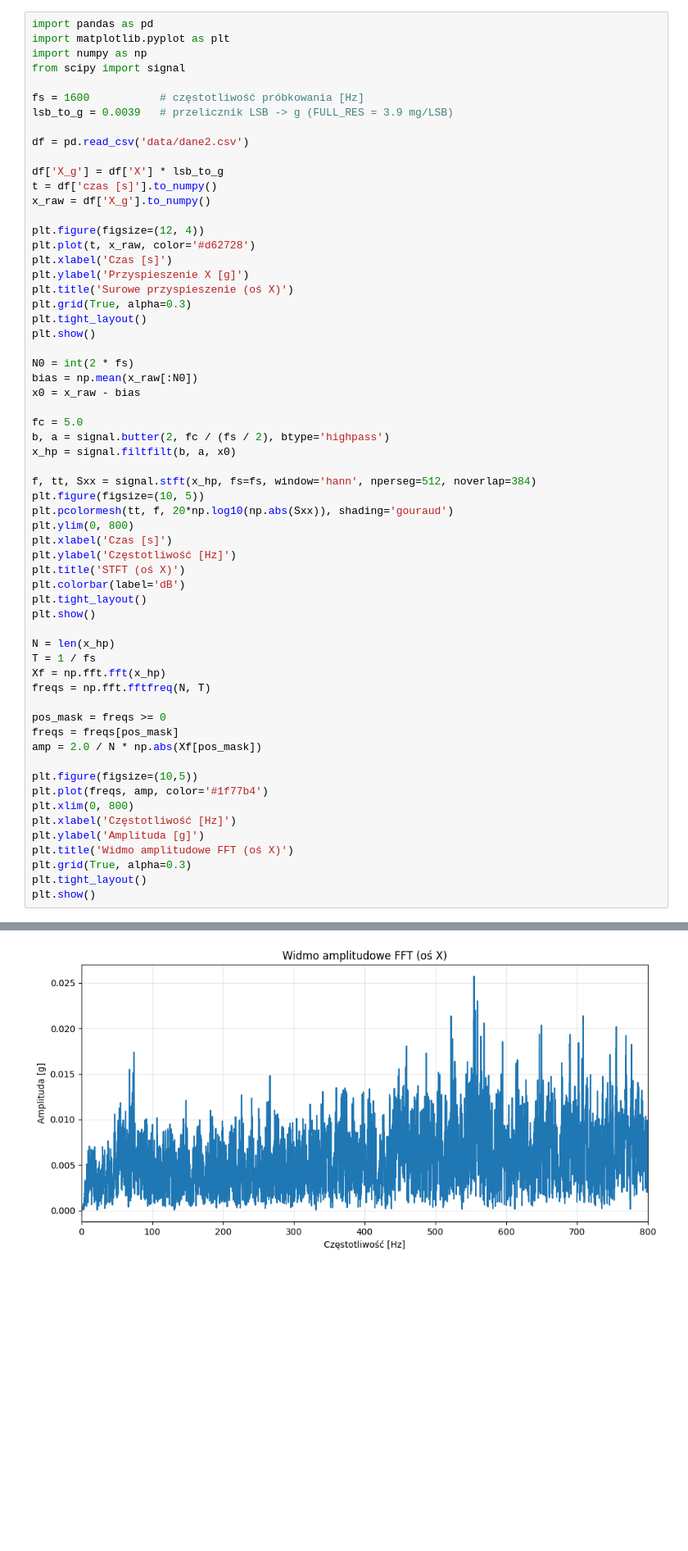
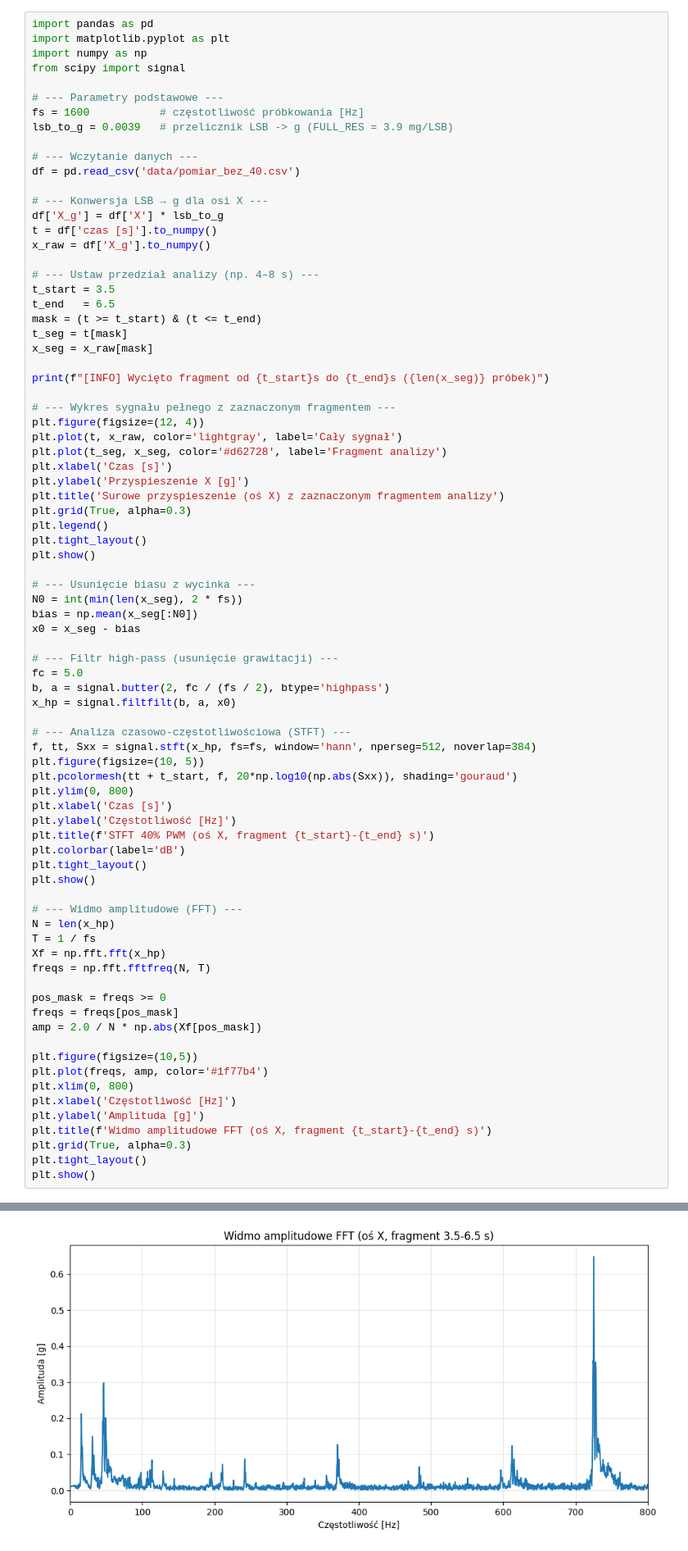
Before and after one commit to ThisIsSzimon/STM32-Time-Frequency-Analysis, a Jupyter notebook: Core/Python/test.ipynb, the cells around one changed output, grey strips where cells are left out. Shown at 82% size. Cells and saved outputs as stored; diff of their text form; blank space fills up the shorter version.

Commit message:
dokladne pomiary

```diff
--- a/Core/Python/test.ipynb
+++ b/Core/Python/test.ipynb
@@ -4,43 +4,62 @@ import matplotlib.pyplot as plt
 import numpy as np
 from scipy import signal
 
+# --- Parametry podstawowe ---
 fs = 1600           # częstotliwość próbkowania [Hz]
 lsb_to_g = 0.0039   # przelicznik LSB -> g (FULL_RES = 3.9 mg/LSB)
 
-df = pd.read_csv('data/dane2.csv')
+# --- Wczytanie danych ---
+df = pd.read_csv('data/pomiar_bez_40.csv')
 
+# --- Konwersja LSB → g dla osi X ---
 df['X_g'] = df['X'] * lsb_to_g
 t = df['czas [s]'].to_numpy()
 x_raw = df['X_g'].to_numpy()
 
+# --- Ustaw przedział analizy (np. 4–8 s) ---
+t_start = 3.5
+t_end   = 6.5
+mask = (t >= t_start) & (t <= t_end)
+t_seg = t[mask]
+x_seg = x_raw[mask]
+
+print(f"[INFO] Wycięto fragment od {t_start}s do {t_end}s ({len(x_seg)} próbek)")
+
+# --- Wykres sygnału pełnego z zaznaczonym fragmentem ---
 plt.figure(figsize=(12, 4))
-plt.plot(t, x_raw, color='#d62728')
+plt.plot(t, x_raw, color='lightgray', label='Cały sygnał')
+plt.plot(t_seg, x_seg, color='#d62728', label='Fragment analizy')
 plt.xlabel('Czas [s]')
 plt.ylabel('Przyspieszenie X [g]')
-plt.title('Surowe przyspieszenie (oś X)')
+plt.title('Surowe przyspieszenie (oś X) z zaznaczonym fragmentem analizy')
 plt.grid(True, alpha=0.3)
+plt.legend()
 plt.tight_layout()
 plt.show()
 
-N0 = int(2 * fs)
-bias = np.mean(x_raw[:N0])
-x0 = x_raw - bias
+# --- Usunięcie biasu z wycinka ---
+N0 = int(min(len(x_seg), 2 * fs))
+bias = np.mean(x_seg[:N0])
+x0 = x_seg - bias
 
+# --- Filtr high-pass (usunięcie grawitacji) ---
 fc = 5.0
 b, a = signal.butter(2, fc / (fs / 2), btype='highpass')
 x_hp = signal.filtfilt(b, a, x0)
 
+# --- Analiza czasowo-częstotliwościowa (STFT) ---
 f, tt, Sxx = signal.stft(x_hp, fs=fs, window='hann', nperseg=512, noverlap=384)
 plt.figure(figsize=(10, 5))
-plt.pcolormesh(tt, f, 20*np.log10(np.abs(Sxx)), shading='gouraud')
+plt.pcolormesh(tt + t_start, f, 20*np.log10(np.abs(Sxx)), shading='gouraud')
 plt.ylim(0, 800)
 plt.xlabel('Czas [s]')
 plt.ylabel('Częstotliwość [Hz]')
-plt.title('STFT (oś X)')
+plt.title(f'STFT 40% PWM (oś X, fragment {t_start}-{t_end} s)')
 plt.colorbar(label='dB')
 plt.tight_layout()
 plt.show()
 
+# --- Widmo amplitudowe (FFT) ---
 N = len(x_hp)
 T = 1 / fs
 Xf = np.fft.fft(x_hp)
@@ -55,7 +74,7 @@ plt.plot(freqs, amp, color='#1f77b4')
 plt.xlim(0, 800)
 plt.xlabel('Częstotliwość [Hz]')
 plt.ylabel('Amplituda [g]')
-plt.title('Widmo amplitudowe FFT (oś X)')
+plt.title(f'Widmo amplitudowe FFT (oś X, fragment {t_start}-{t_end} s)')
 plt.grid(True, alpha=0.3)
 plt.tight_layout()
 plt.show()
@@ -65 +85 @@ plt.show()
-[figure, old version]
+[figure, new version]
```
Also changed, not shown: parts of 1 cell of this notebook, 15 other files.
